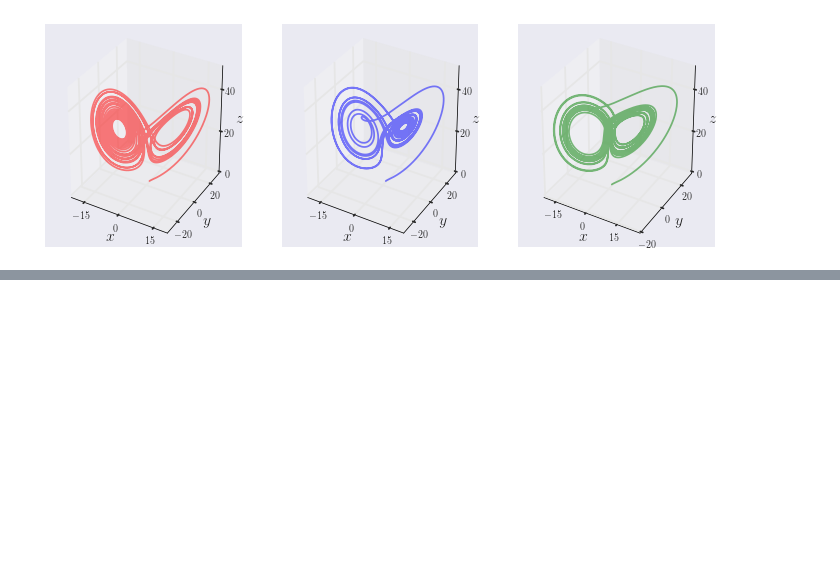
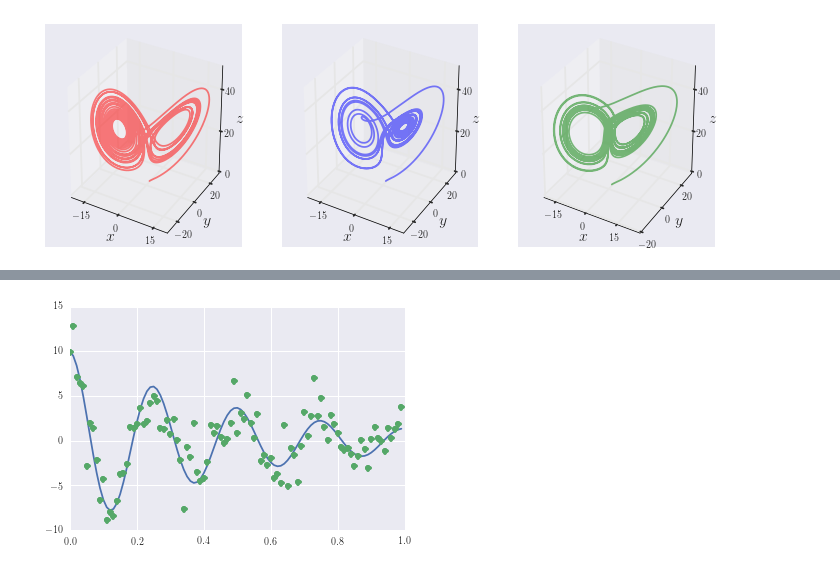
Before and after one commit to temcom/ipython, a Jupyter notebook: Test_First_Try.ipynb, the cells around one changed output, grey strips where cells are left out. Cells and saved outputs as stored; diff of their text form; code cells hidden in the pictures; blank space fills up the shorter version.

```diff
--- a/Test_First_Try.ipynb
+++ b/Test_First_Try.ipynb
@@ -340,0 +342,17 @@ pylab.show()
+# %%
+import numpy as np
+import pylab
+
+A, freq, tau = 10, 4 ,0.5
+def f(t, A, freq, tau):
+    return A * np.exp(-t/tau) * np.cos(2*np.pi * freq *t)
+
+tmax, dt = 1, 0.01
+t = np.arange(0, tmax, dt)
+yexact = f(t, A, freq, tau)
+y = yexact + np.random.randn(len(yexact))*2
+pylab.plot(t, yexact)
+pylab.plot(t, y, "o")
+pylab.show()
+# %% [output]
+[figure, added]
```
Also changed, not shown: parts of 14 cells of this notebook.
